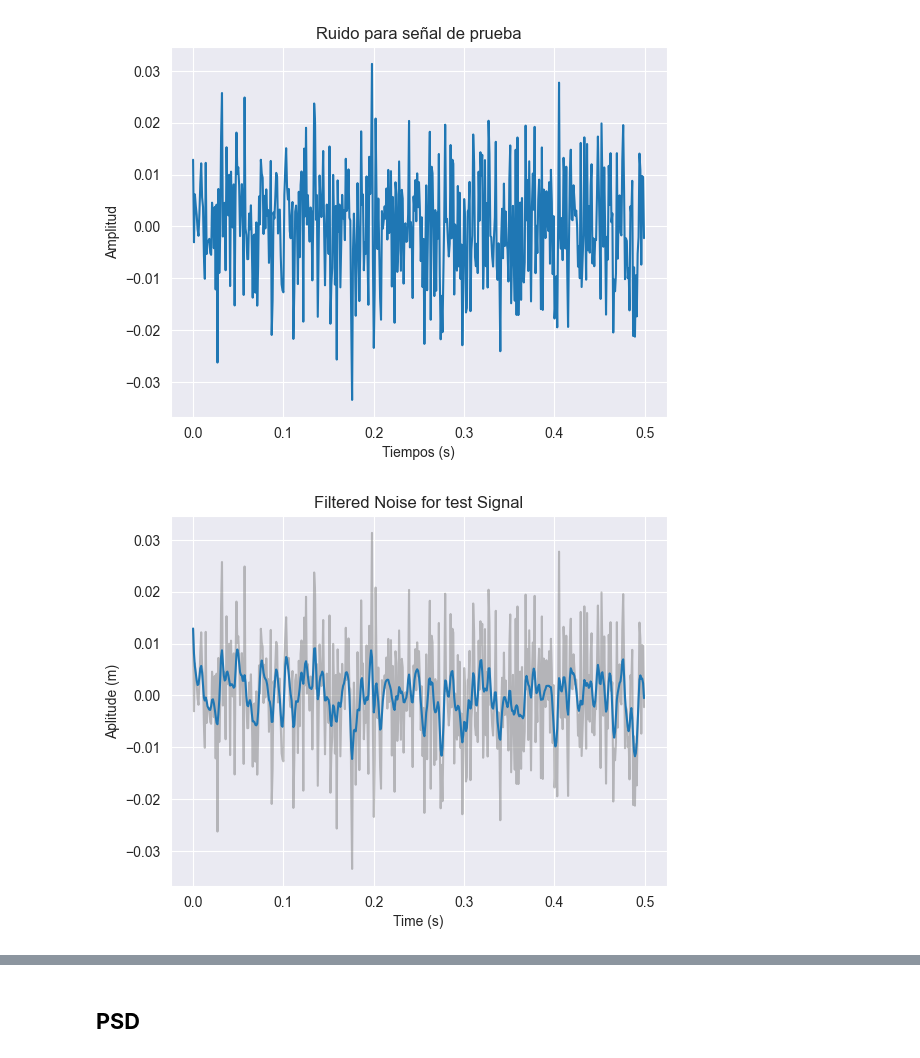
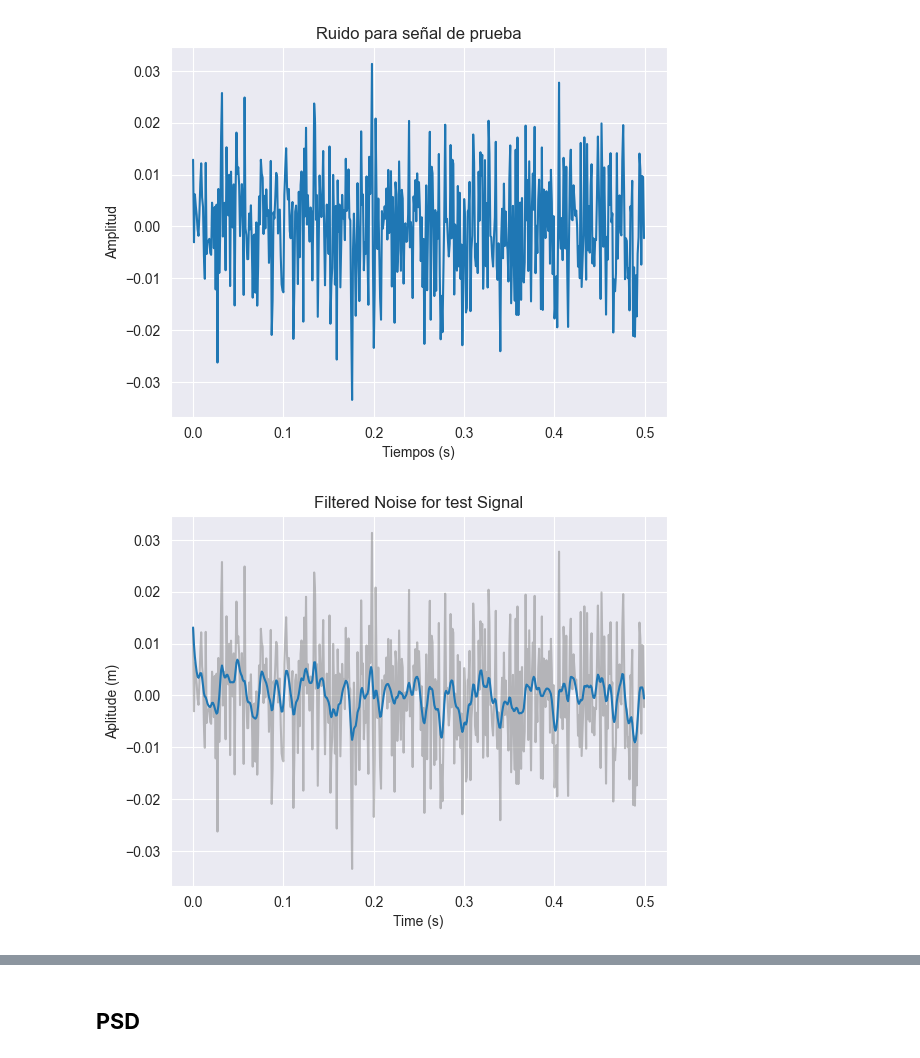
Before and after one commit to consuelorojas/Tesis, a Jupyter notebook: Notebooks/signal_simulation_v1.ipynb, the cells around one changed output, grey strips where cells are left out. Saved outputs shown, nothing was run; the diff lists cells and outputs as text; code cells hidden in the pictures.

```diff
--- a/Notebooks/signal_simulation_v1.ipynb
+++ b/Notebooks/signal_simulation_v1.ipynb
@@ -69,17 +69,21 @@ plt.show()
 # %%
 # Filtro pasa bajo
 
-b,a = signal.butter(1,1/5, 'lowpass')
+cutoff_freq = 5
+order = 1
+
+#b,a = signal.butter(order,cutoff_freq/(0.5*num_points), 'lowpass')
+b,a = signal.butter(order, 1/8 , 'lowpass')
 filtered =  signal.filtfilt(b,a, noise)
 
 plt.plot(time_points[:500],noise[:500],alpha=0.5,color='grey')
 plt.plot(time_points[:500], filtered[:500])
 plt.xlabel('Time (s)')
 plt.ylabel('Aplitude (m)')
 plt.title('Filtered Noise for test Signal')
 plt.show()
 # %% [output]
-[figure, old version]
+[figure, new version]
 # %%
 w, h = signal.freqs(b, a)
 plt.semilogx(w, 20 * np.log10(abs(h)))
```
Also changed, not shown: parts of 6 cells of this notebook, 2 other files.
